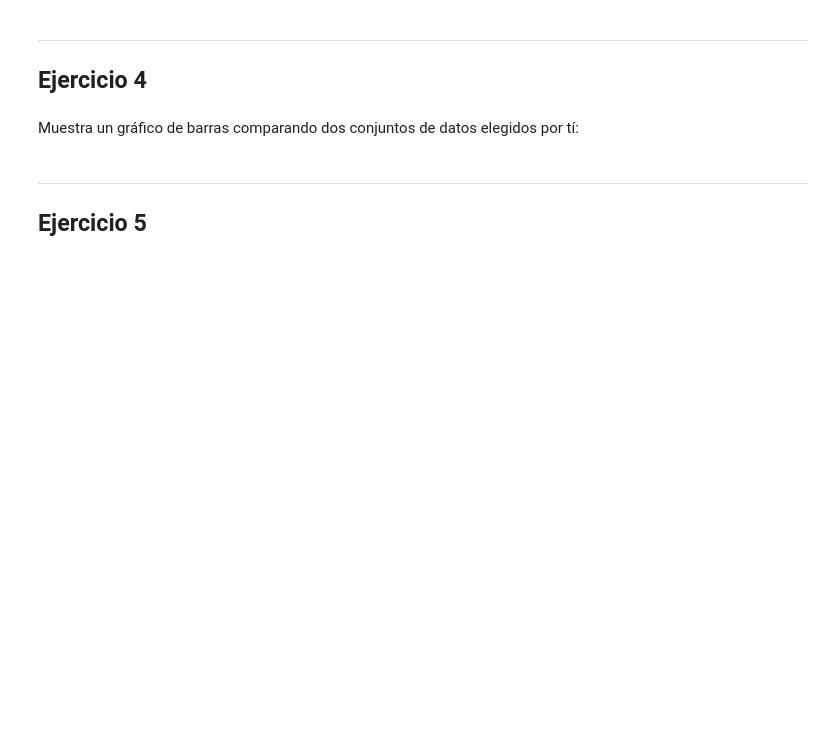
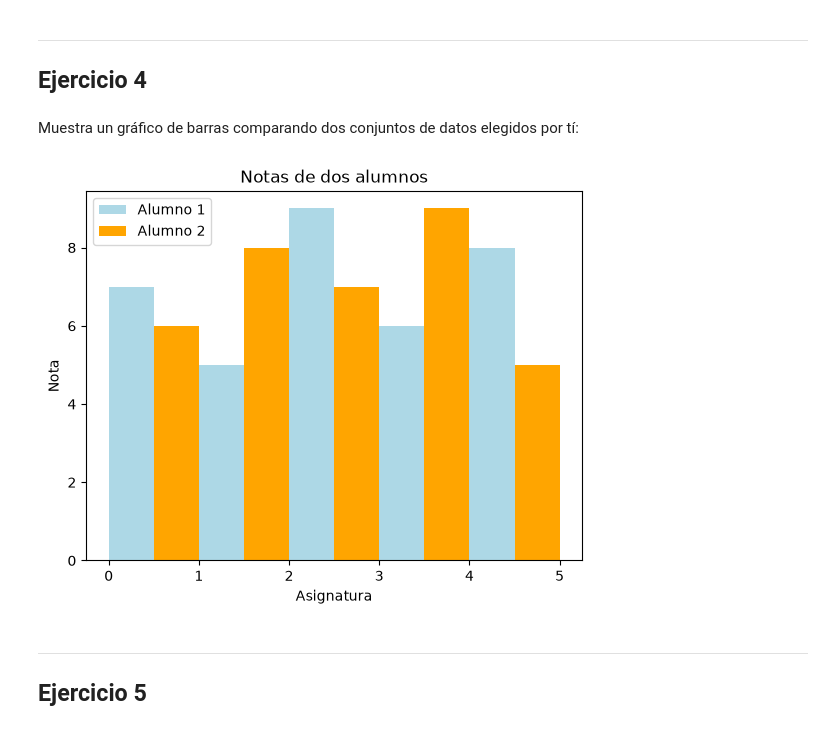
Before and after one commit to eonblue-dev/clases, a Jupyter notebook: PIA/Matplotlib y Seaborn/03-Matplotlib_Ejercicios_3.ipynb, the cells around one changed output. Saved outputs shown, nothing was run; the diff lists cells and outputs as text; code cells hidden in the pictures; blank space fills up the shorter version.

```diff
--- a/PIA/Matplotlib y Seaborn/03-Matplotlib_Ejercicios_3.ipynb
+++ b/PIA/Matplotlib y Seaborn/03-Matplotlib_Ejercicios_3.ipynb
@@ -22,6 +69,25 @@ Muestra un gráfico de líneas con tres líneas de distintos colores y grosores.
 ## Ejercicio 4
 # %% [markdown]
 Muestra un gráfico de barras comparando dos conjuntos de datos elegidos por tí:
+# %%
+# notas de dos alumnos en 5 asignaturas
+# pongo las barras un poco desplazadas para que no se pisen (como en la teoría)
+x1 = [0.25,1.25,2.25,3.25,4.25]
+x2 = [0.75,1.75,2.75,3.75,4.75]
+alumno1 = [7,5,9,6,8]
+alumno2 = [6,8,7,9,5]
+
+plt.bar(x1, alumno1, label = "Alumno 1", color = "lightblue", width = 0.5)
+plt.bar(x2, alumno2, label = "Alumno 2", color = "orange", width = 0.5)
+
+plt.title("Notas de dos alumnos")
+plt.xlabel("Asignatura")
+plt.ylabel("Nota")
+plt.legend()
+
+plt.show()
+# %% [output]
+[figure, added]
 # %% [markdown]
 ---
 ## Ejercicio 5
```
Also changed, not shown: parts of 10 cells of this notebook, 15 other files.
